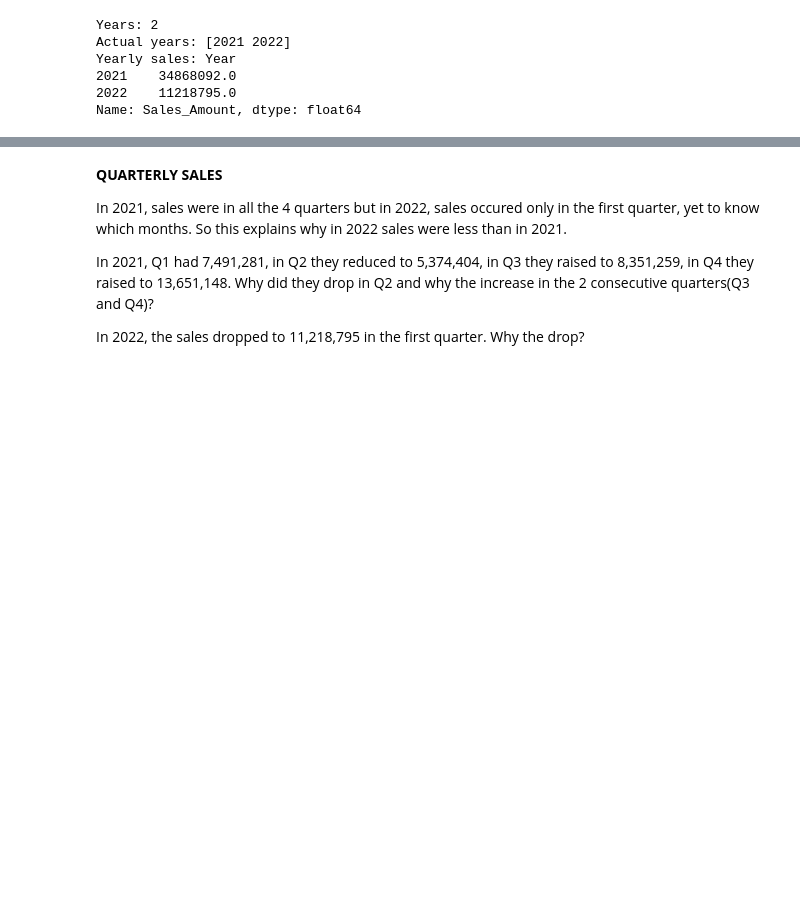
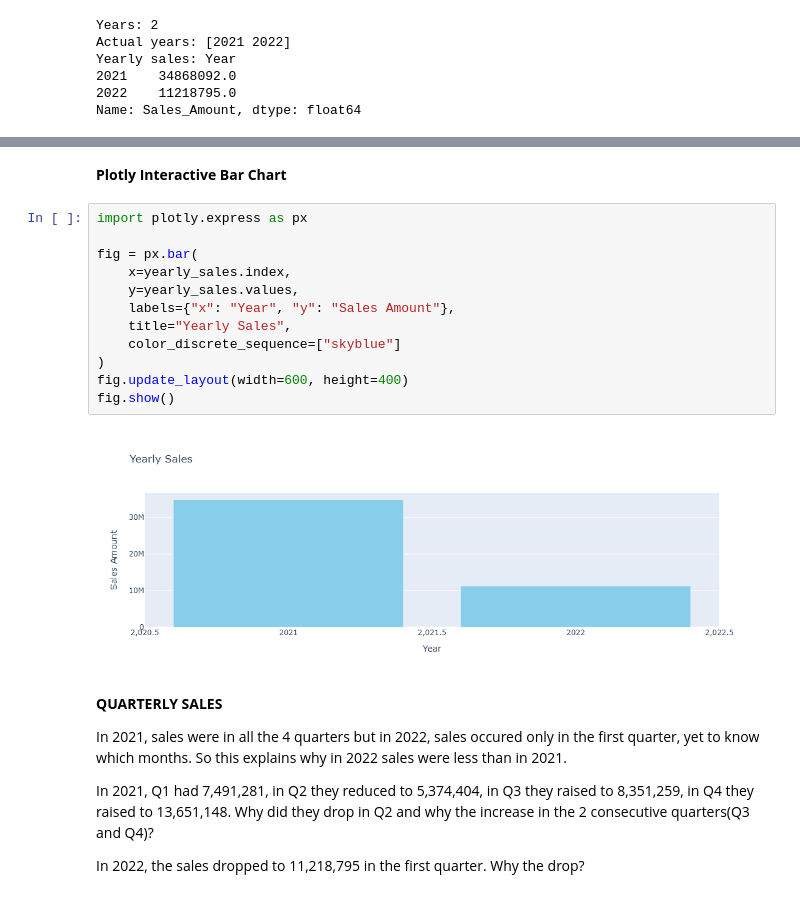
Before and after one commit to Lenida-Daniels/Sales-Analysis, a Jupyter notebook: sales_analysis.ipynb, the cells around one changed output, grey strips where cells are left out. Cells and saved outputs as stored; diff of their text form; blank space fills up the shorter version.

```diff
--- a/sales_analysis.ipynb
+++ b/sales_analysis.ipynb
@@ -116,3 +149,19 @@ Name: Sales_Amount, dtype: float64
+# %% [markdown]
+**Plotly Interactive Bar Chart**
+# %%
+import plotly.express as px
+
+fig = px.bar(
+    x=yearly_sales.index,
+    y=yearly_sales.values,
+    labels={"x": "Year", "y": "Sales Amount"},
+    title="Yearly Sales",
+    color_discrete_sequence=["skyblue"]
+)
+fig.update_layout(width=600, height=400)
+fig.show()
+# %% [output]
+[figure, added]
 # %% [markdown]
 **QUARTERLY SALES**
 
```
Also changed, not shown: parts of 7 cells of this notebook.
